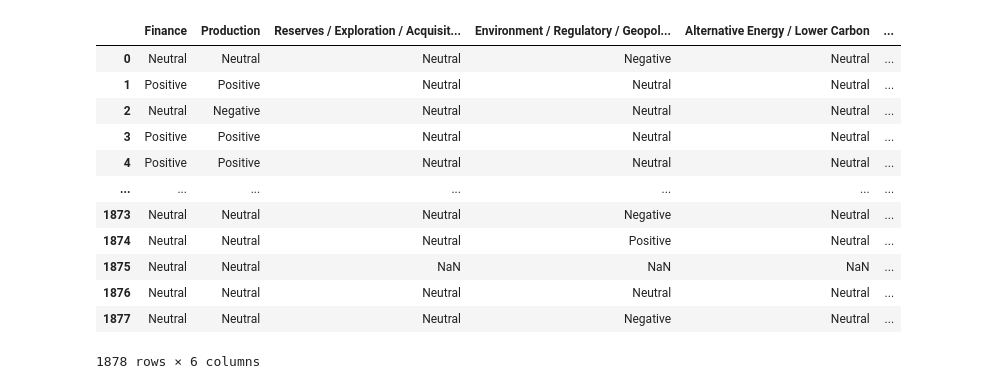
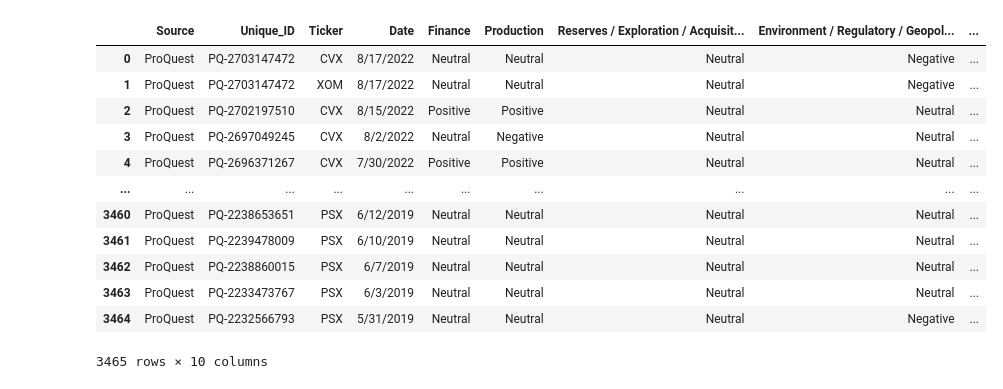
Before and after one commit to Kussil/Financial_Sentiment_LLM, a Jupyter notebook: 03_Sentiment_Analysis/LLama/EDA_LLama.ipynb, the cells around one changed output. Drawn from its saved outputs; the diff is of its cells as text; code cells hidden in the pictures.

Commit message:
adding data for modellin

```diff
--- a/03_Sentiment_Analysis/LLama/EDA_LLama.ipynb
+++ b/03_Sentiment_Analysis/LLama/EDA_LLama.ipynb
@@ -193,0 +168,3 @@ dtype: int64
+# %%
+# Filter the dataframe where source == 'ProQuest' and reset the index
+proquest_data = gemini_prompt2_sentiment.query("Source == 'ProQuest'").reset_index(drop=True)
@@ -193,0 +203,10 @@ dtype: int64
+# %%
+# List unique IDs from both dataframes
+unique_ids_llama = set(filtered_llama_data['Unique_ID'])
+unique_ids_proquest = set(proquest_data['Unique_ID'])
+
+# Find common unique IDs
+common_unique_ids = unique_ids_llama.intersection(unique_ids_proquest)
+
+# Display the common unique IDs
+common_unique_ids
@@ -194 +322,29 @@ dtype: int64
+# %%
+model_data = merged_data[['Source', 'Unique_ID', 'Ticker', 'Date','Finance_Llama', 'Production_Llama', 'Reserves_Llama',
+       'Environment_Llama', 'Alternative_Llama', 'Oil_Price_Llama']]
+# %%
+model_data.rename(columns={
+    'Finance_Llama': 'Finance',
+    'Production_Llama': 'Production',
+    'Reserves_Llama': 'Reserves / Exploration / Acquisitions / Mergers / Divestments',
+    'Environment_Llama': 'Environment / Regulatory / Geopolitics',
+    'Alternative_Llama': 'Alternative Energy / Lower Carbon',
+    'Oil_Price_Llama': 'Oil Price / Natural Gas Price / Gasoline Price'
+}, inplace=True)
+# %%
+model_data
+# %% [output]
+|  | Source | Unique_ID | Ticker | Date | Finance | Production | Reserves / Exploration / Acquisit... | Environment / Regulatory / Geopol... | ... |
+| 0 | ProQuest | PQ-2703147472 | CVX | 8/17/2022 | Neutral | Neutral | Neutral | Negative | ... |
+| 1 | ProQuest | PQ-2703147472 | XOM | 8/17/2022 | Neutral | Neutral | Neutral | Negative | ... |
+| 2 | ProQuest | PQ-2702197510 | CVX | 8/15/2022 | Positive | Positive | Neutral | Neutral | ... |
+| 3 | ProQuest | PQ-2697049245 | CVX | 8/2/2022 | Neutral | Negative | Neutral | Neutral | ... |
+| 4 | ProQuest | PQ-2696371267 | CVX | 7/30/2022 | Positive | Positive | Neutral | Neutral | ... |
+| ... | ... | ... | ... | ... | ... | ... | ... | ... | ... |
+| 3460 | ProQuest | PQ-2238653651 | PSX | 6/12/2019 | Neutral | Neutral | Neutral | Neutral | ... |
+| 3461 | ProQuest | PQ-2239478009 | PSX | 6/10/2019 | Neutral | Neutral | Neutral | Neutral | ... |
+| 3462 | ProQuest | PQ-2238860015 | PSX | 6/7/2019 | Neutral | Neutral | Neutral | Neutral | ... |
+| 3463 | ProQuest | PQ-2233473767 | PSX | 6/3/2019 | Neutral | Neutral | Neutral | Neutral | ... |
+| 3464 | ProQuest | PQ-2232566793 | PSX | 5/31/2019 | Neutral | Neutral | Neutral | Negative | ... |
+3465 rows × 10 columns
 # %%
@@ -200,16 +351,0 @@ check_is_null=df.isnull().sum()
-# %%
-df
-# %% [output]
-|  | Finance | Production | Reserves / Exploration / Acquisit... | Environment / Regulatory / Geopol... | Alternative Energy / Lower Carbon | ... |
-| 0 | Neutral | Neutral | Neutral | Negative | Neutral | ... |
-| 1 | Positive | Positive | Neutral | Neutral | Neutral | ... |
-| 2 | Neutral | Negative | Neutral | Neutral | Neutral | ... |
-| 3 | Positive | Positive | Neutral | Neutral | Neutral | ... |
-| 4 | Positive | Positive | Neutral | Neutral | Neutral | ... |
-| ... | ... | ... | ... | ... | ... | ... |
-| 1873 | Neutral | Neutral | Neutral | Negative | Neutral | ... |
-| 1874 | Neutral | Neutral | Neutral | Positive | Neutral | ... |
-| 1875 | Neutral | Neutral | NaN | NaN | NaN | ... |
-| 1876 | Neutral | Neutral | Neutral | Neutral | Neutral | ... |
-| 1877 | Neutral | Neutral | Neutral | Negative | Neutral | ... |
-1878 rows × 6 columns
```
Also changed, not shown: parts of 25 cells of this notebook, 5 other files.
